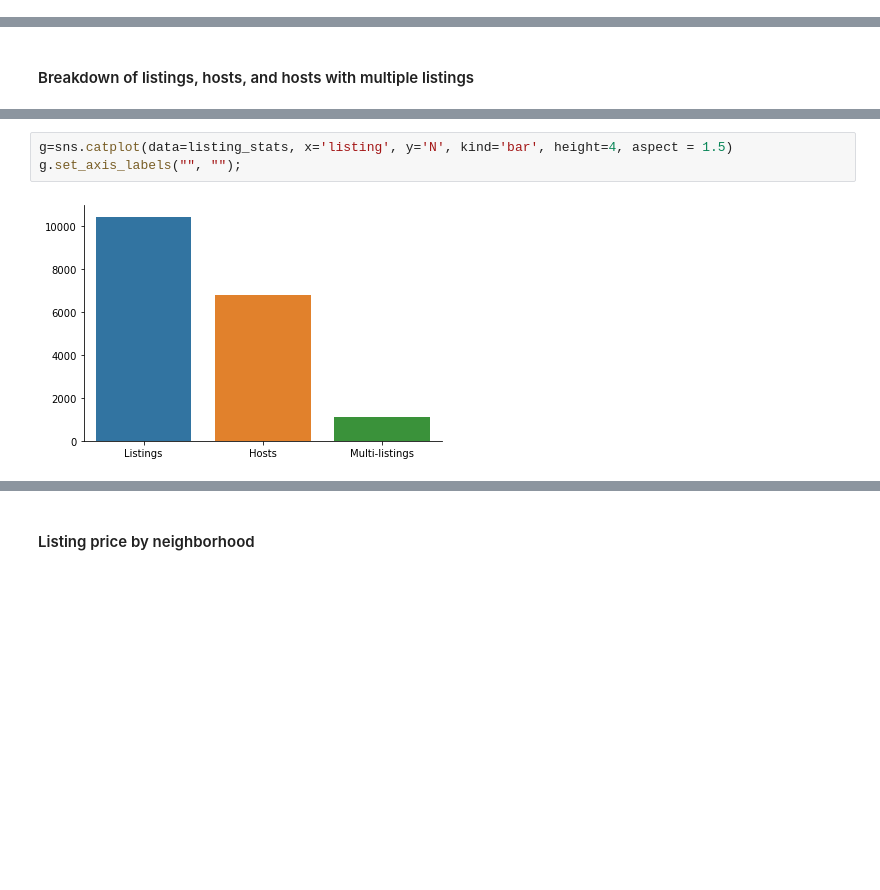
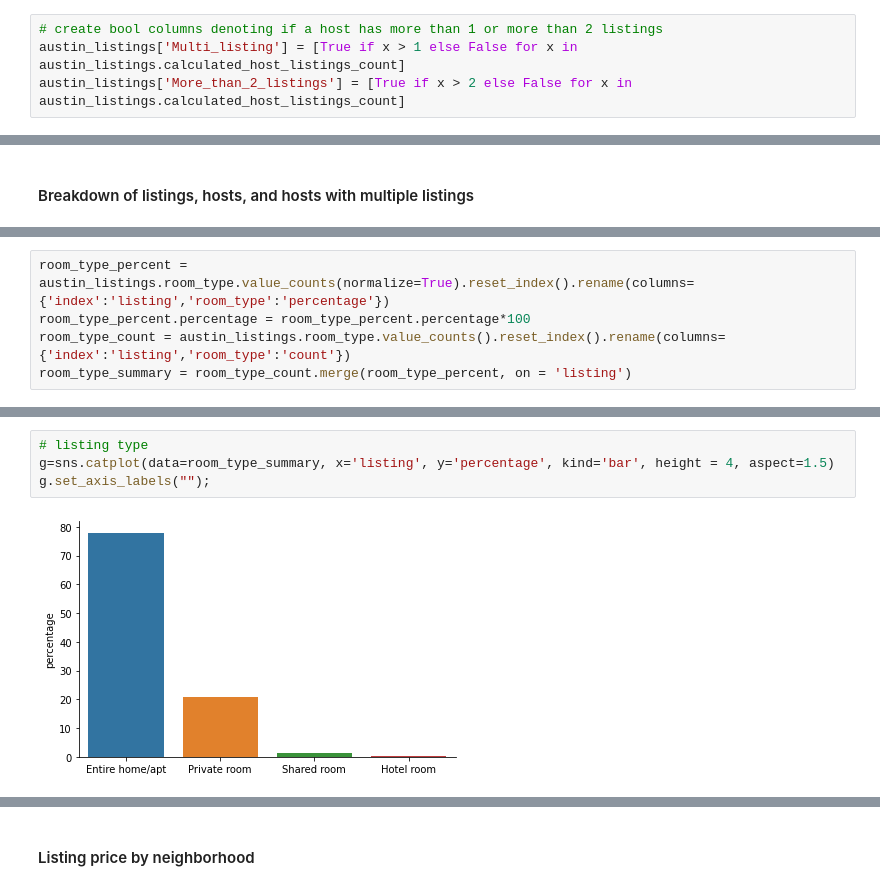
Before and after one commit to jcardenas14/Airbnb, a Jupyter notebook: airbnb.ipynb, the cells around one changed output, grey strips where cells are left out. Cells and saved outputs as stored; diff of their text form; blank space fills up the shorter version.

```diff
--- a/airbnb.ipynb
+++ b/airbnb.ipynb
@@ -152,3 +160,7 @@ austin_listings['Multi_listing'] = [True if x > 1 else False for x in austin_lis
+# %%
+# create bool columns denoting if a host has more than 1 or more than 2 listings
+austin_listings['Multi_listing'] = [True if x > 1 else False for x in austin_listings.calculated_host_listings_count]
+austin_listings['More_than_2_listings'] = [True if x > 2 else False for x in austin_listings.calculated_host_listings_count]
 # %% [markdown]
 #### Number of words in listing description, neighborhood description, and number of amenities
 # %%
@@ -216,0 +240,5 @@ listing_stats = listing_stats.reset_index().rename(columns={'index':'listing',0:
+# %%
+room_type_percent = austin_listings.room_type.value_counts(normalize=True).reset_index().rename(columns={'index':'listing','room_type':'percentage'})
+room_type_percent.percentage = room_type_percent.percentage*100
+room_type_count = austin_listings.room_type.value_counts().reset_index().rename(columns={'index':'listing','room_type':'count'})
+room_type_summary = room_type_count.merge(room_type_percent, on = 'listing')
@@ -217,5 +253,6 @@ listing_stats = listing_stats.reset_index().rename(columns={'index':'listing',0:
 # %%
-g=sns.catplot(data=listing_stats, x='listing', y='N', kind='bar', height=4, aspect = 1.5)
-g.set_axis_labels("", "");
+# listing type
+g=sns.catplot(data=room_type_summary, x='listing', y='percentage', kind='bar', height = 4, aspect=1.5)
+g.set_axis_labels("");
 # %% [output]
-[figure, old version]
+[figure, new version]
```
Also changed, not shown: parts of 70 cells of this notebook.
